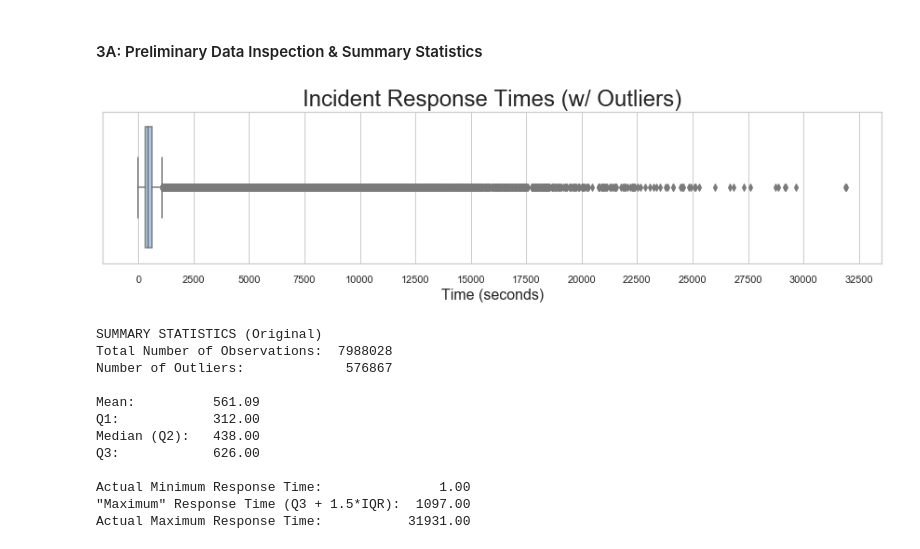
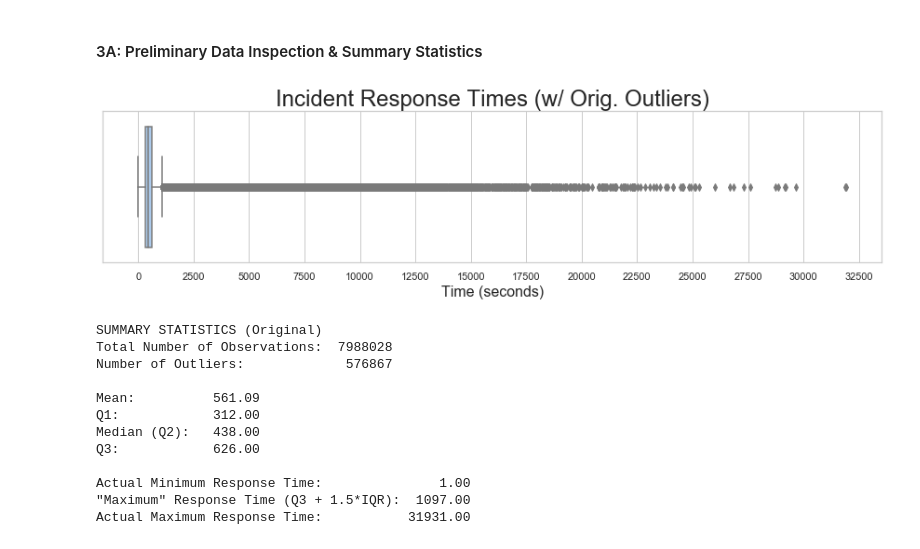
Before and after one commit to JD-Williams/Springboard, a Jupyter notebook: Capstones/Capstone 1/code/CP1-03_Stats.ipynb, the cells around one changed output. Saved outputs shown, nothing was run; the diff lists cells and outputs as text; code cells hidden in the pictures.

Commit message:
Updated formatting for visualizations

```diff
--- a/Capstones/Capstone 1/code/CP1-03_Stats.ipynb
+++ b/Capstones/Capstone 1/code/CP1-03_Stats.ipynb
@@ -225,18 +221,18 @@ rspn_tm = df[['response_time','fatality']]
 # %%
 # Visualize spread of response times
 fig3A1, ax3A1 = plt.subplots(figsize=(15,3))
 ax3A1 = sb.boxplot(x='response_time',
                   data=rspn_tm,
                   orient='h')
-ax3A1.set_title('Incident Response Times (w/ Outliers)',size=24)
+ax3A1.set_title('Incident Response Times (w/ Orig. Outliers)',size=24)
 ax3A1.set_xlabel('Time (seconds)',size=16)
 ax3A1.set_xticks([2500*i for i in range(14)])
 ax3A1.set_ylabel('',size=16)
 
 #plt.savefig('../graphics/CP1-03_fig03A1.png') # Export plot to PNG file
 plt.show()
 # %% [output]
-[figure, old version]
+[figure, new version]
 # %%
 # Calculate summary statistics
 mean_rspn_tm = np.mean(rspn_tm.response_time)
```
Also changed, not shown: parts of 8 cells of this notebook.
